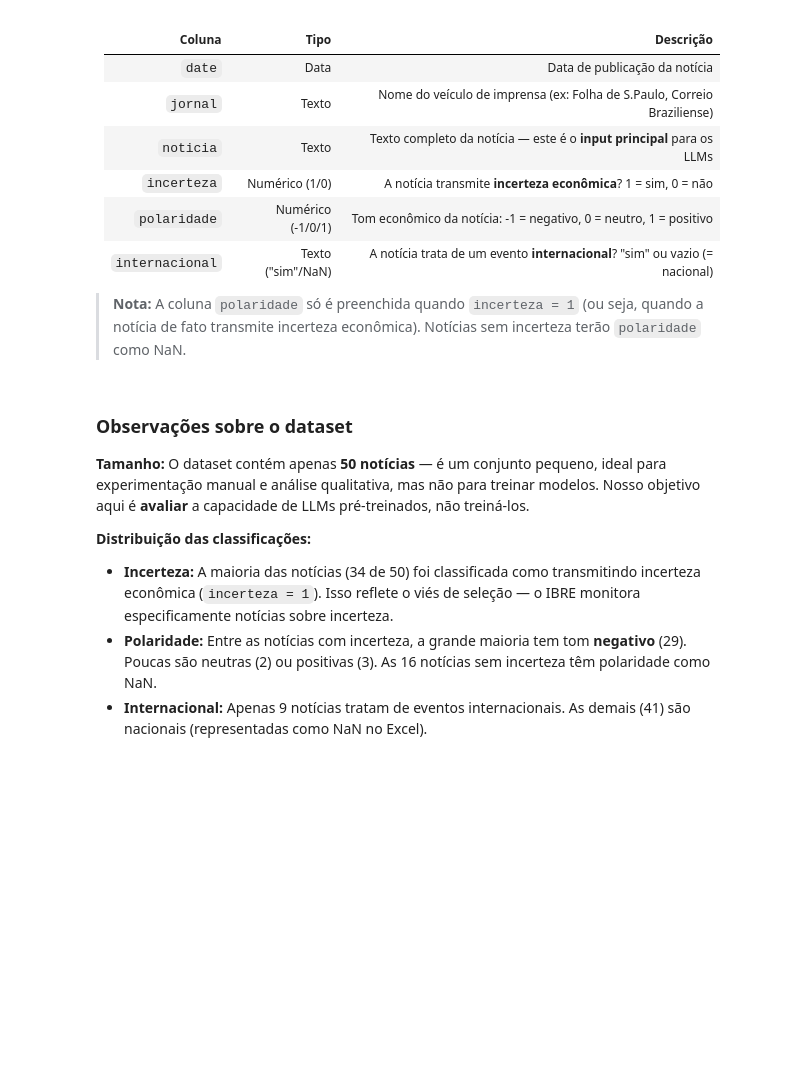
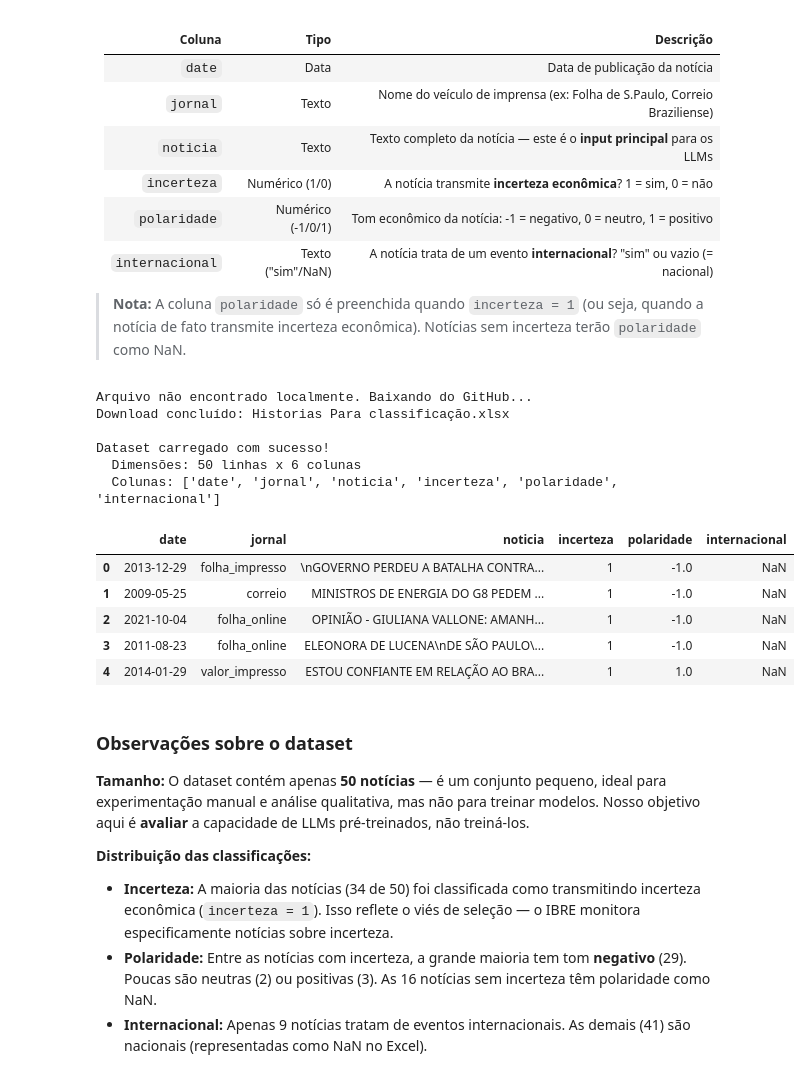
Before and after one commit to OttoBoop/curso-pln-fgv-e-gfv, a Jupyter notebook: aula-01-classificacao/Classificacao_Noticias_IBRE_Educacional.ipynb, the cells around one changed output. Drawn from its saved outputs; the diff is of its cells as text; code cells hidden in the pictures; blank space fills up the shorter version.

```diff
--- a/aula-01-classificacao/Classificacao_Noticias_IBRE_Educacional.ipynb
+++ b/aula-01-classificacao/Classificacao_Noticias_IBRE_Educacional.ipynb
@@ -546,43 +550,51 @@ CAMINHO_DRIVE = "/content/drive/MyDrive/IBRE/Historias Para classificação.xlsx
 CAMINHO_LOCAL = "Historias Para classificação.xlsx"
 CAMINHO_GITHUB = "https://raw.githubusercontent.com/OttoBoop/curso-pln-fgv-e-gfv/main/aula-01-classificacao/Historias%20Para%20classifica%C3%A7%C3%A3o.xlsx"
 
 # Detecta qual caminho está disponível
 if os.path.exists(CAMINHO_DRIVE):
     caminho_arquivo = CAMINHO_DRIVE
     print(f"Arquivo encontrado no Google Drive: {CAMINHO_DRIVE}")
 elif os.path.exists(CAMINHO_LOCAL):
     caminho_arquivo = CAMINHO_LOCAL
     print(f"Arquivo encontrado localmente: {CAMINHO_LOCAL}")
 elif AMBIENTE == "colab":
     # Download automático do GitHub quando no Colab
     import urllib.request
     print("Arquivo não encontrado localmente. Baixando do GitHub...")
     urllib.request.urlretrieve(CAMINHO_GITHUB, CAMINHO_LOCAL)
     caminho_arquivo = CAMINHO_LOCAL
     print(f"Download concluído: {CAMINHO_LOCAL}")
 else:
     raise FileNotFoundError(
-        "Arquivo 'Historias Para classificação.xlsx' não encontrado!
-"
-        "  Certifique-se de que o arquivo está na mesma pasta deste notebook.
-"
-        "  Dica: baixe a pasta completa da aula em:
-"
+        "Arquivo 'Historias Para classificação.xlsx' não encontrado!\n"
+        "  Certifique-se de que o arquivo está na mesma pasta deste notebook.\n"
+        "  Dica: baixe a pasta completa da aula em:\n"
         "  https://github.com/OttoBoop/curso-pln-fgv-e-gfv"
     )
 
 # Carrega o Excel em um DataFrame
 df_noticias = pd.read_excel(caminho_arquivo)
 
 # Visão rápida do dataset
-print(f"
-Dataset carregado com sucesso!")
+print(f"\nDataset carregado com sucesso!")
 print(f"  Dimensões: {df_noticias.shape[0]} linhas x {df_noticias.shape[1]} colunas")
-print(f"  Colunas: {list(df_noticias.columns)}
-")
+print(f"  Colunas: {list(df_noticias.columns)}\n")
 
 # Exibe as primeiras linhas
 df_noticias.head()
+# %% [output]
+Arquivo não encontrado localmente. Baixando do GitHub...
+Download concluído: Historias Para classificação.xlsx
+
+Dataset carregado com sucesso!
+  Dimensões: 50 linhas x 6 colunas
+  Colunas: ['date', 'jornal', 'noticia', 'incerteza', 'polaridade', 'internacional']
+|  | date | jornal | noticia | incerteza | polaridade | internacional |
+| 0 | 2013-12-29 | folha_impresso | \nGOVERNO PERDEU A BATALHA CONTRA... | 1 | -1.0 | NaN |
+| 1 | 2009-05-25 | correio | MINISTROS DE ENERGIA DO G8 PEDEM ... | 1 | -1.0 | NaN |
+| 2 | 2021-10-04 | folha_online | OPINIÃO - GIULIANA VALLONE: AMANH... | 1 | -1.0 | NaN |
+| 3 | 2011-08-23 | folha_online | ELEONORA DE LUCENA\nDE SÃO PAULO\... | 1 | -1.0 | NaN |
+| 4 | 2014-01-29 | valor_impresso | ESTOU CONFIANTE EM RELAÇÃO AO BRA... | 1 | 1.0 | NaN |
 # %%
 # ============================================================
 # 3.2 — Exploração do dataset
```
Also changed, not shown: parts of 2 cells of this notebook.
